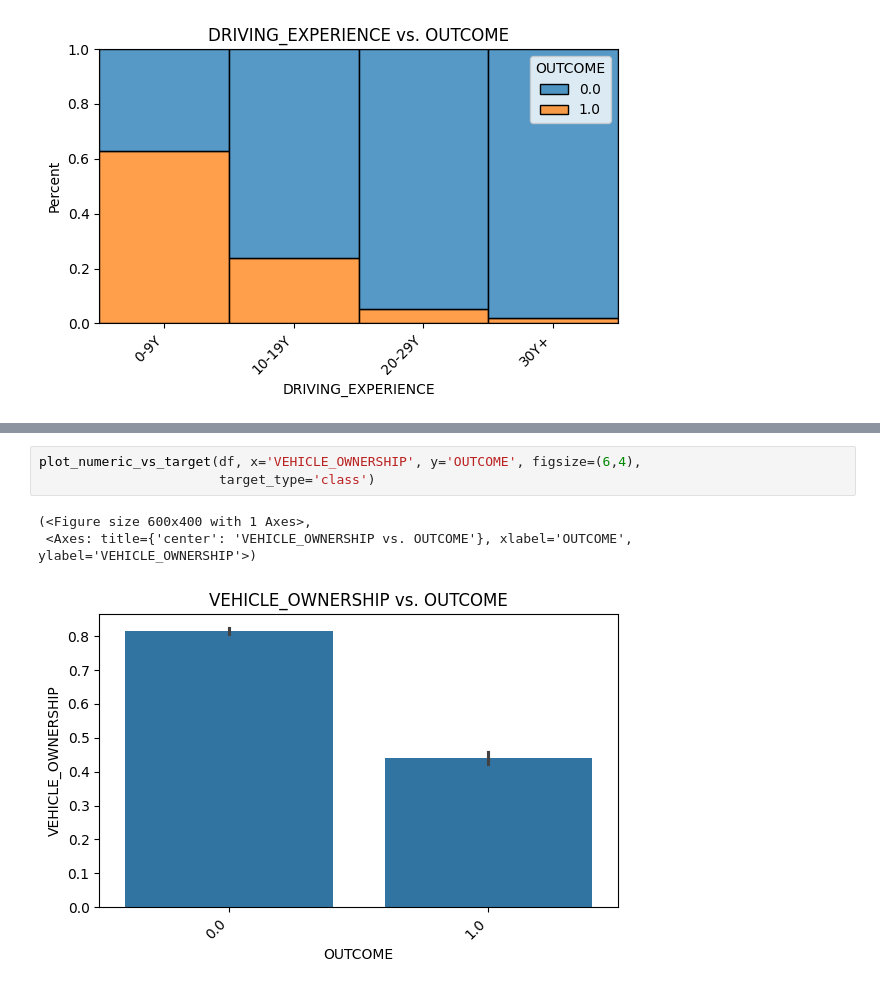
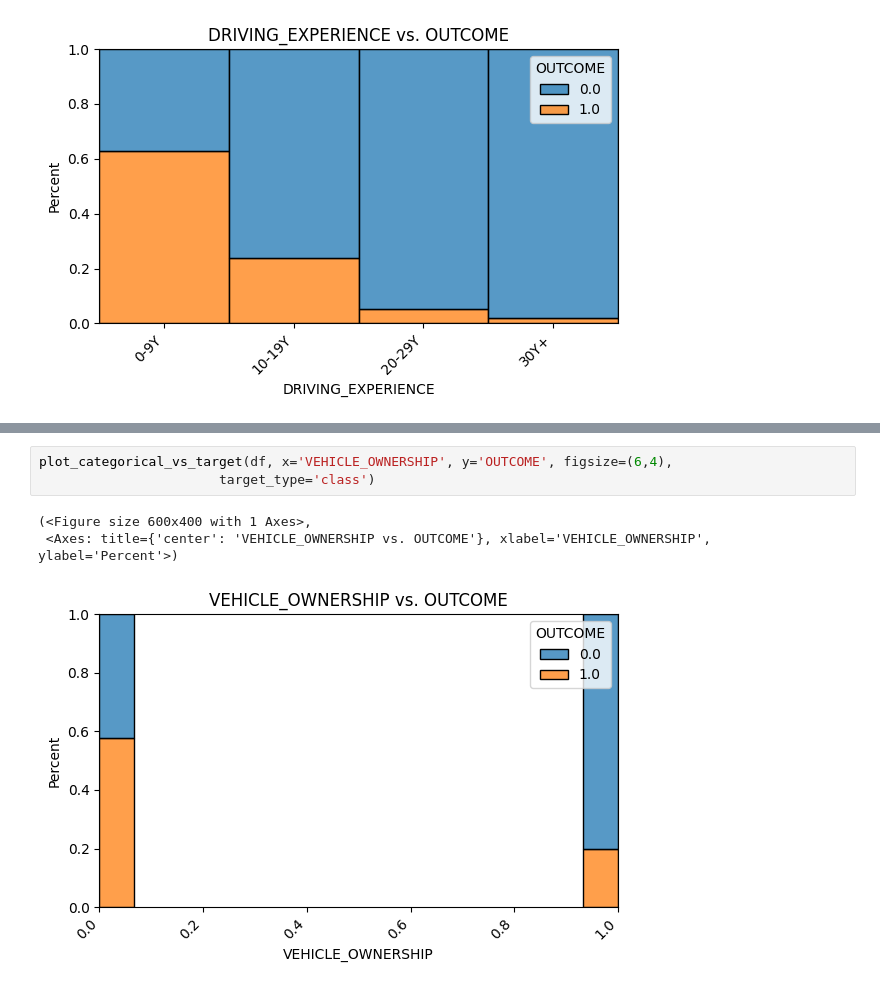
Before and after one commit to laramutair/Car-Insurance-Claim-Prediction, a Jupyter notebook: Project_4_Part_1_(Core).ipynb, the cells around one changed output, grey strips where cells are left out. Drawn from its saved outputs; the diff is of its cells as text.

```diff
--- a/Project_4_Part_1_(Core).ipynb
+++ b/Project_4_Part_1_(Core).ipynb
@@ -582,7 +611,7 @@ plot_categorical_vs_target(df, x='DRIVING_EXPERIENCE', y='OUTCOME', figsize=(6,4
 # %%
-plot_numeric_vs_target(df, x='VEHICLE_OWNERSHIP', y='OUTCOME', figsize=(6,4),
+plot_categorical_vs_target(df, x='VEHICLE_OWNERSHIP', y='OUTCOME', figsize=(6,4),
                        target_type='class')
 # %% [output]
 (<Figure size 600x400 with 1 Axes>,
- <Axes: title={'center': 'VEHICLE_OWNERSHIP vs. OUTCOME'}, xlabel='OUTCOME', ylabel='VEHICLE_OWNERSHIP'>)
+ <Axes: title={'center': 'VEHICLE_OWNERSHIP vs. OUTCOME'}, xlabel='VEHICLE_OWNERSHIP', ylabel='Percent'>)
-[figure, old version]
+[figure, new version]
```
Also changed, not shown: parts of 12 cells of this notebook.
